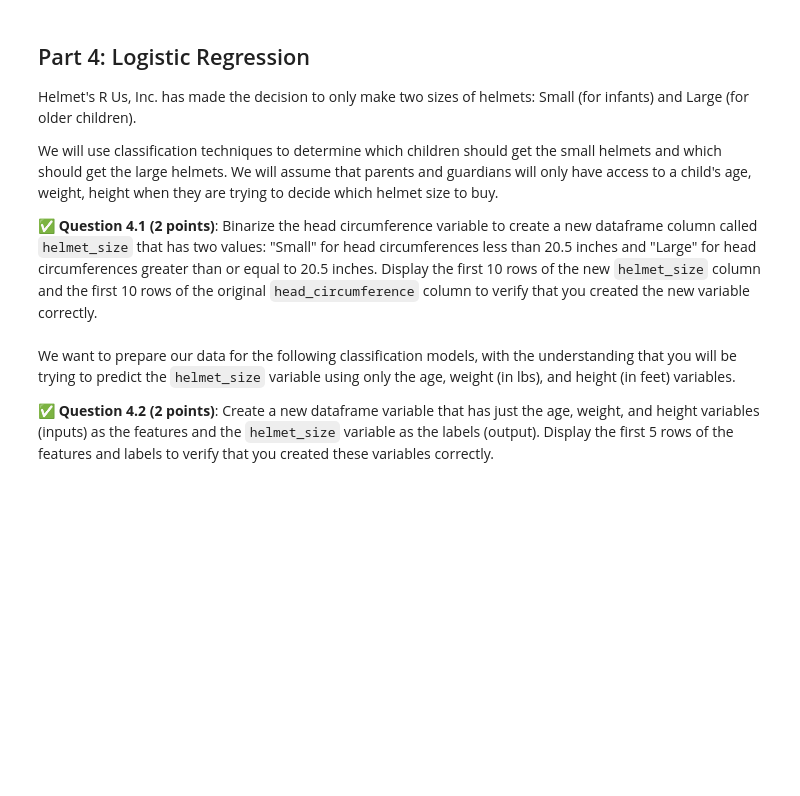
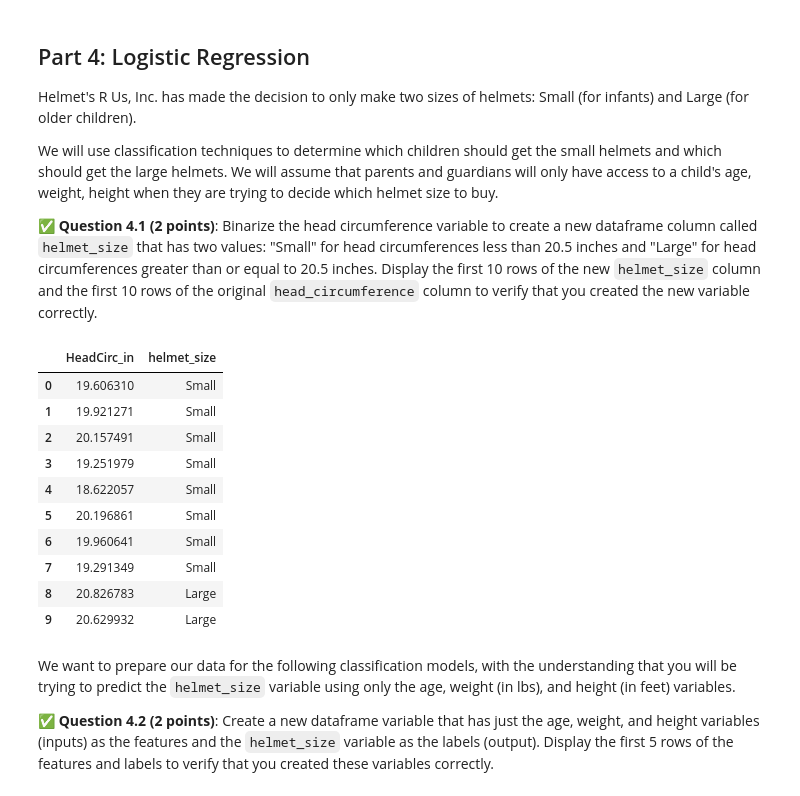
Before and after one commit to johnsje6/CMSE202-s26-turnin, a Jupyter notebook: hw-04/HW-04_RegressionClassification-STUDENT.ipynb, the cells around one changed output. Drawn from its saved outputs; the diff is of its cells as text; code cells hidden in the pictures; blank space fills up the shorter version.

```diff
--- a/hw-04/HW-04_RegressionClassification-STUDENT.ipynb
+++ b/hw-04/HW-04_RegressionClassification-STUDENT.ipynb
@@ -248,3 +246,23 @@ We will use classification techniques to determine which children should get the
+# %%
+# Put your code here
+df["helmet_size"] = df["HeadCirc_in"].apply(
+    lambda x: "Small" if x < 20.5 else "Large"
+)
+
+# display first 10 rows of both columns
+df[["HeadCirc_in", "helmet_size"]].head(10)
+# %% [output]
+|  | HeadCirc_in | helmet_size |
+| 0 | 19.606310 | Small |
+| 1 | 19.921271 | Small |
+| 2 | 20.157491 | Small |
+| 3 | 19.251979 | Small |
+| 4 | 18.622057 | Small |
+| 5 | 20.196861 | Small |
+| 6 | 19.960641 | Small |
+| 7 | 19.291349 | Small |
+| 8 | 20.826783 | Large |
+| 9 | 20.629932 | Large |
 # %% [markdown]
 We want to prepare our data for the following classification models, with the understanding that you will be trying to predict the `helmet_size` variable using only the age, weight (in lbs), and height (in feet) variables.
 
```
Also changed, not shown: parts of 15 cells of this notebook.
